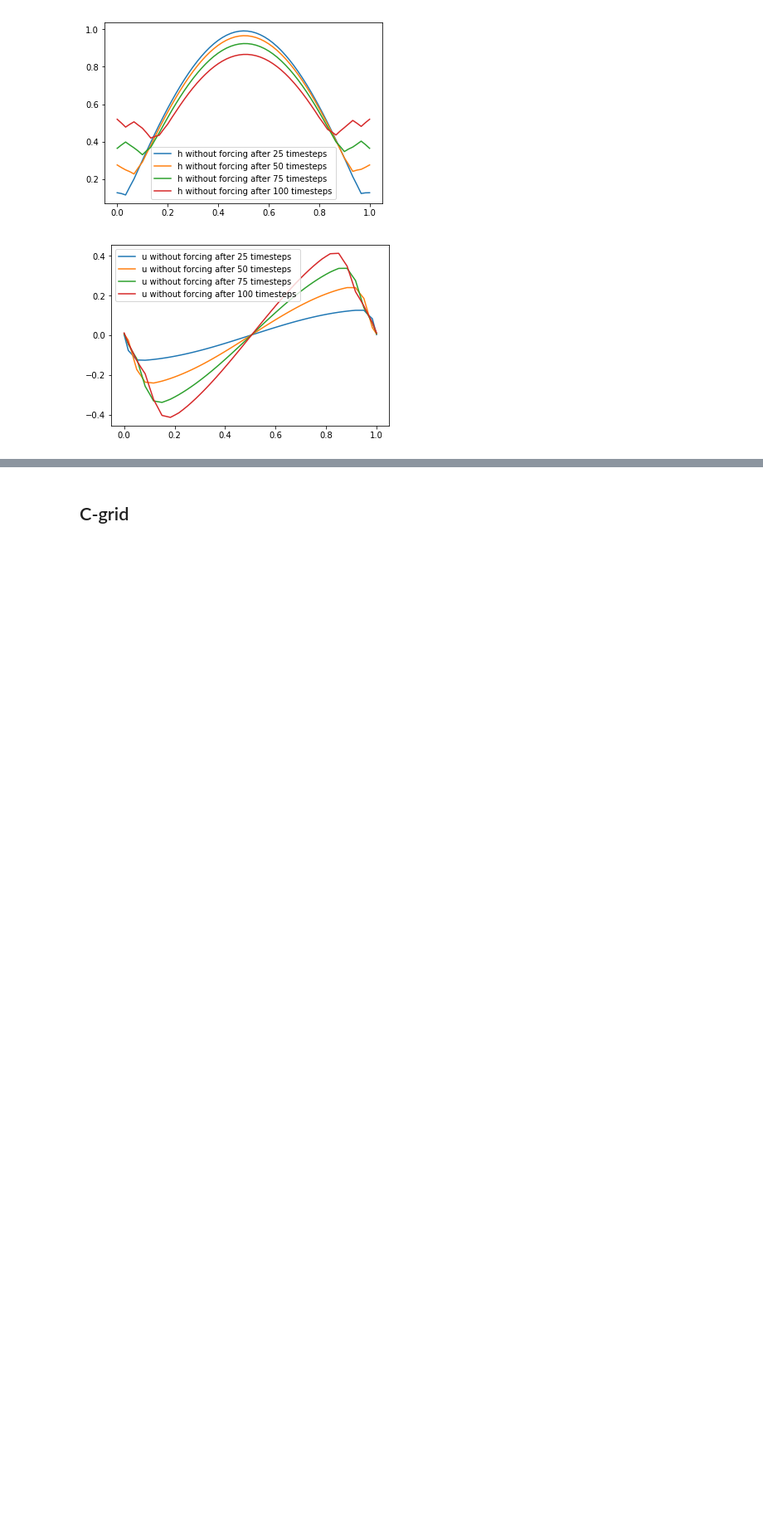
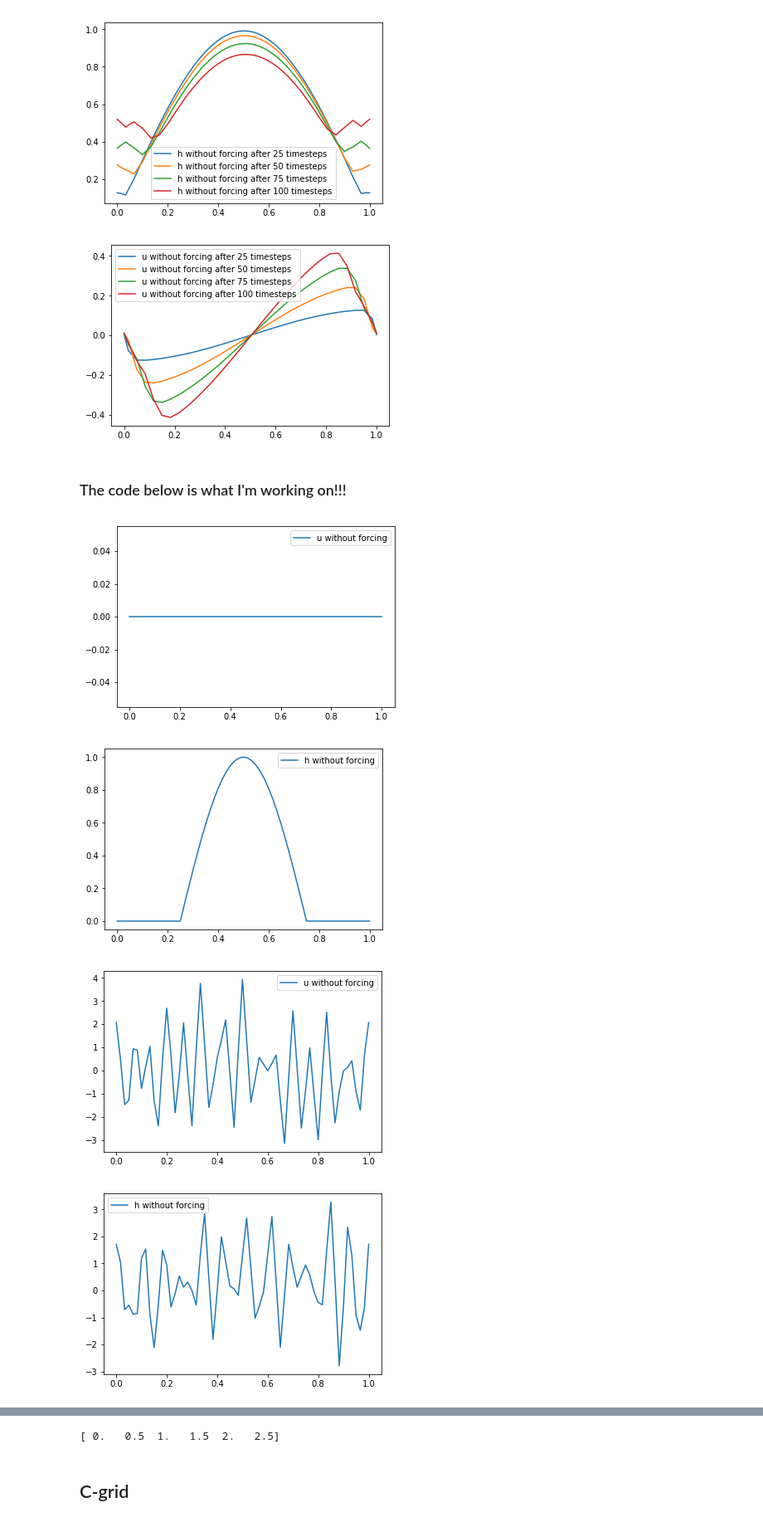
Before and after one commit to mc4117/Mariana-Numerical-assignment, a Jupyter notebook: Shallow water equations (both initial conditions).ipynb, the cells around one changed output, grey strips where cells are left out. Shown at 83% size. Saved outputs shown, nothing was run; the diff lists cells and outputs as text; code cells hidden in the pictures; blank space fills up the shorter version.

```diff
--- a/Shallow water equations (both initial conditions).ipynb
+++ b/Shallow water equations (both initial conditions).ipynb
@@ -197,3 +205,23 @@ for i in timerange[1:]:
 # %% [output]
 [figure]
 [figure]
+# %% [markdown]
+### The code below is what I'm working on!!!
+# %%
+crange = np.linspace(0,2.5,6)
+
+for i in crange:
+    u, h, x1 = A_grid_explicit(initialconditions_cosbell, nx = 60, nt = 100, c = i)
+
+    plt.plot(x1, u, label = 'u without forcing')
+    plt.legend(loc = 'best')
+    plt.show()
+
+    plt.plot(x1, h, label = 'h without forcing')
+    plt.legend(loc = 'best')
+    plt.show()
+# %% [output]
+[figure, added]
+[figure, added]
+[figure, added]
+[figure, added]
@@ -200,3 +236,4 @@ for i in timerange[1:]:
+[ 0.   0.5  1.   1.5  2.   2.5]
 # %% [markdown]
 ## C-grid
 # %%
```
Also changed, not shown: parts of 5 cells of this notebook, 7 other files.
